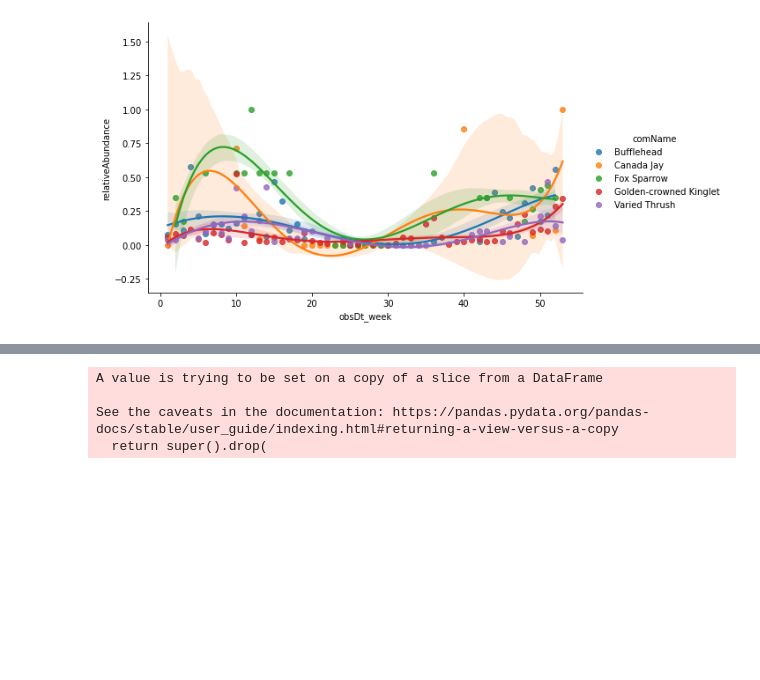
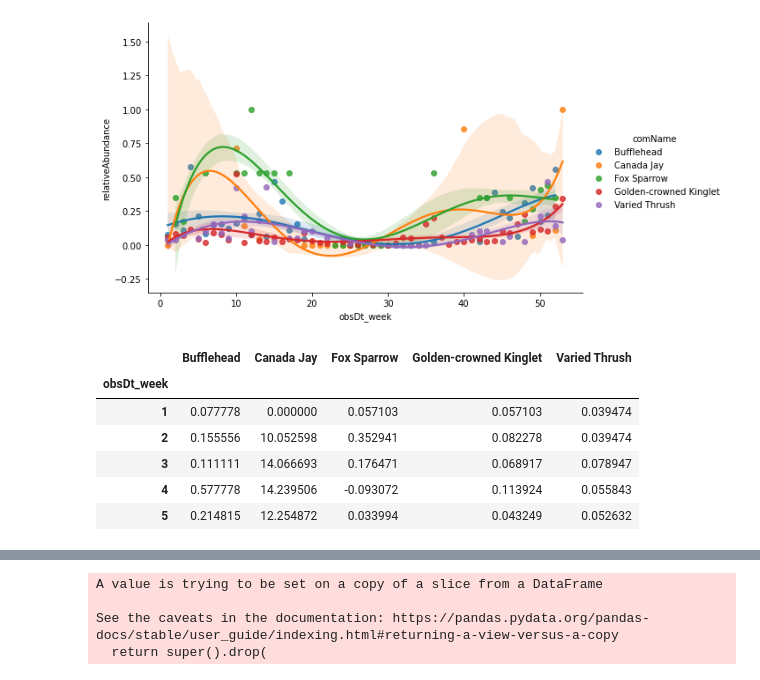
Before and after one commit to Tanag3r/trailheadDirect_birds, a Jupyter notebook: trailheadHabitat_analysis.ipynb, the cells around one changed output, grey strips where cells are left out. Cells and saved outputs as stored; diff of their text form; code cells hidden in the pictures; blank space fills up the shorter version.

Commit message:
building r2 testing architecture

```diff
--- a/trailheadHabitat_analysis.ipynb
+++ b/trailheadHabitat_analysis.ipynb
@@ -118,9 +118,3 @@ See the caveats in the documentation: https://pandas.pydata.org/pandas-docs/stab
   return super().drop(
 <seaborn.axisgrid.FacetGrid at 0x...>
 [figure]
-# %%
-#interpolation testing
-
-speciesKeys = model___winterSpringWinter.groupby(['comName'])
-helpList = []
-for comName in speciesKeys
@@ -126,0 +126,28 @@ for comName in speciesKeys
+# %%
+#interpolation testing
+
+speciesKeys = model___winterSpringWinter.drop_duplicates(subset=['comName'])
+helpList = []
+weekSeries = pd.DataFrame(range(1,53),columns=['week'])
+for comName in speciesKeys.itertuples():
+    winterGuy = model___winterSpringWinter[model___winterSpringWinter['comName']== comName.comName]
+    winterGuy = winterGuy[['obsDt_week','relativeAbundance']].set_index('obsDt_week')
+    winterGuy = winterGuy.interpolate(method='polynomial',order=5,limit=6,limit_direction='both')
+#normalize
+    #winterGuy_max = winterGuy['relativeAbundance'].max()
+    #winterGuy_min = winterGuy['relativeAbundance'].min()
+    #winterGuy['Norm_relativeAbundance'] = winterGuy['relativeAbundance'].apply(lambda n: ((n-winterGuy_min)/(winterGuy_max-winterGuy_min)))
+    winterGuy.rename(columns={'relativeAbundance':comName.comName},inplace=True)
+    helpList.append(winterGuy)
+    #results = pd.merge(right=weekSeries,right_on='week',left=winterGuy,left_on='obsDt_week',how='left')
+results = pd.concat(helpList,axis=1)
+results = results.fillna(method='bfill',axis=1)
+results.head(5)
+# %% [output]
+|  | Bufflehead | Canada Jay | Fox Sparrow | Golden-crowned Kinglet | Varied Thrush |
+| obsDt_week |  |  |  |  |  |
+| 1 | 0.077778 | 0.000000 | 0.057103 | 0.057103 | 0.039474 |
+| 2 | 0.155556 | 10.052598 | 0.352941 | 0.082278 | 0.039474 |
+| 3 | 0.111111 | 14.066693 | 0.176471 | 0.068917 | 0.078947 |
+| 4 | 0.577778 | 14.239506 | -0.093072 | 0.113924 | 0.055843 |
+| 5 | 0.214815 | 12.254872 | 0.033994 | 0.043249 | 0.052632 |
```
Also changed, not shown: parts of 3 cells of this notebook.
